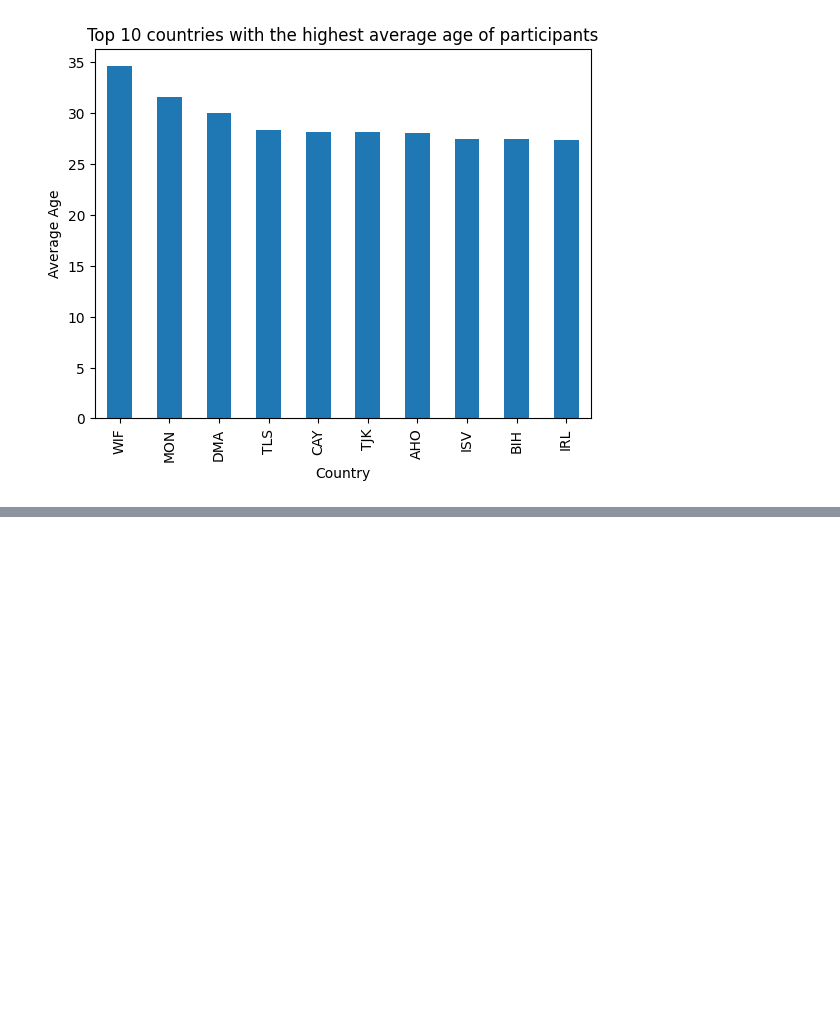
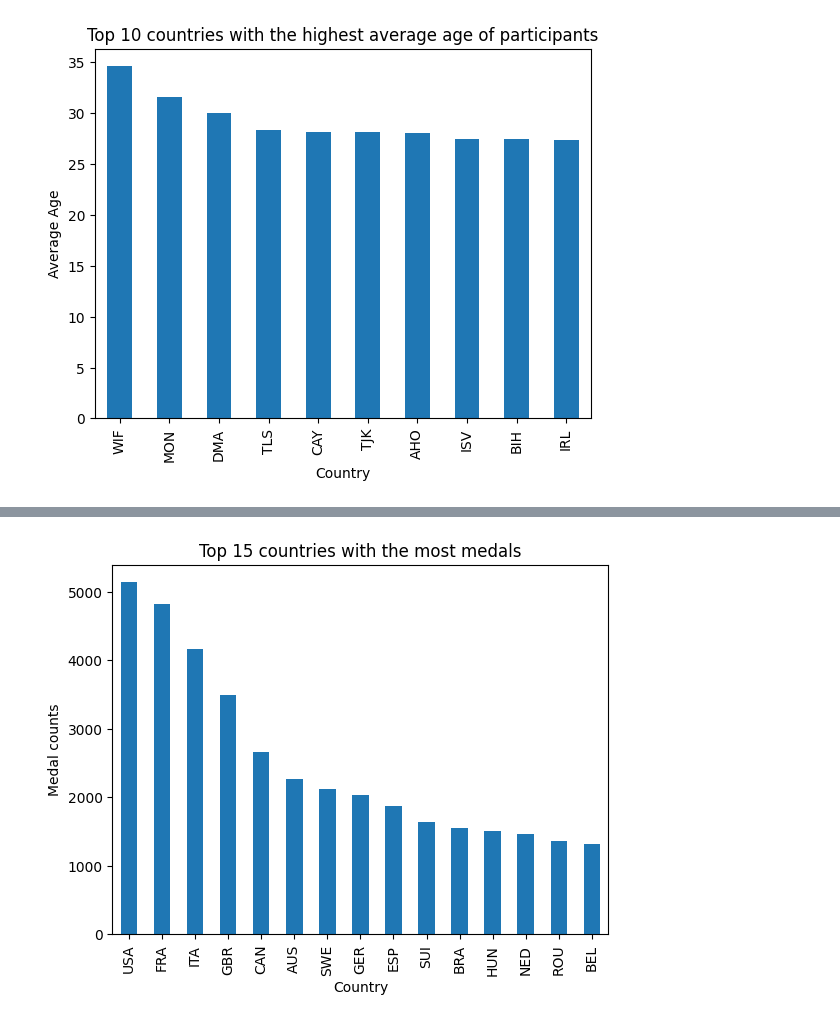
Before and after one commit to samwanyua/Exploratory-Data-Analysis-EDA--Olympics-Dataset, a Jupyter notebook: Notebook.ipynb, the cells around one changed output, grey strips where cells are left out. Cells and saved outputs as stored; diff of their text form; code cells hidden in the pictures; blank space fills up the shorter version.

```diff
--- a/Notebook.ipynb
+++ b/Notebook.ipynb
@@ -270,0 +288,3 @@ plt.show()
+# %%
+most_medals = data["NOC"].value_counts()
+most_medals
@@ -270,0 +305,8 @@ plt.show()
+# %%
+most_medals.head(15).plot(kind="bar")
+plt.title("Top 15 countries with the most medals")
+plt.xlabel("Country")
+plt.ylabel("Medal counts")
+plt.show()
+# %% [output]
+[figure, added]
```
Also changed, not shown: parts of 3 cells of this notebook.
